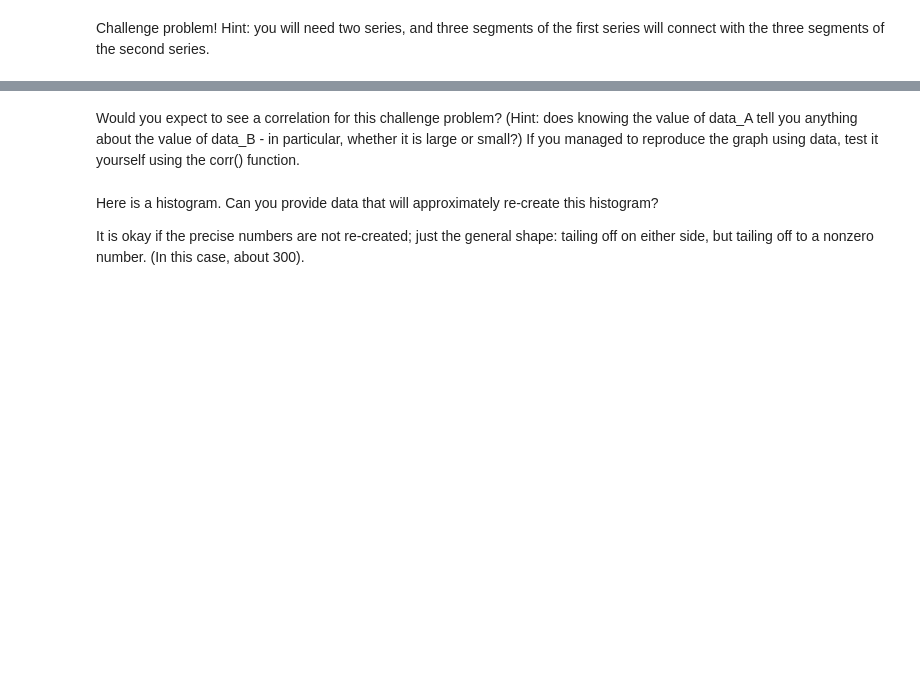
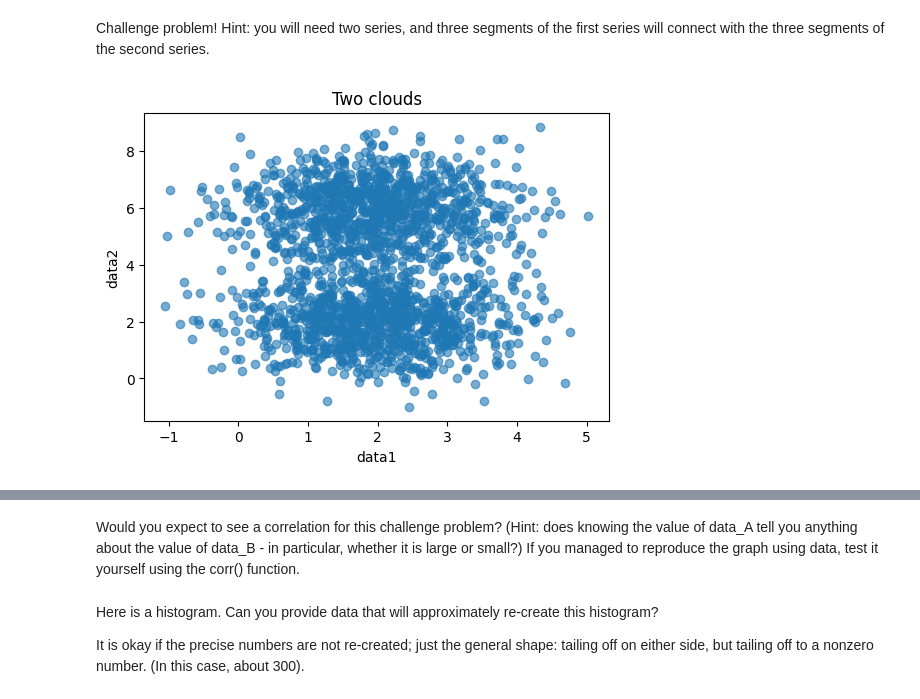
Before and after one commit to manningdbu/OMDS-ModB2-Week-5---Manning-Diana-, a Jupyter notebook: Week5-concealed-answer.ipynb, the cells around one changed output, grey strips where cells are left out. Cells and saved outputs as stored; diff of their text form; code cells hidden in the pictures; blank space fills up the shorter version.

```diff
--- a/Week5-concealed-answer.ipynb
+++ b/Week5-concealed-answer.ipynb
@@ -181,3 +183,19 @@ FileNotFoundError: No such file or directory: 'twoclouds.png'
 # %% [markdown]
 Challenge problem!  Hint: you will need two series, and three segments of the first series will connect with the three segments of the second series.
+# %%
+data1b = np.random.normal(size = num_points) + 2  # similar x-values
+data2b = np.random.normal(size = num_points) + 6
+
+data1_combined = np.concatenate([data1, data1b])
+data2_combined = np.concatenate([data2, data2b])
+df_two_clouds = pd.DataFrame({"data1": data1_combined, "data2": data2_combined})
+import matplotlib.pyplot as plt
+plt.figure(figsize=(6,4))
+plt.scatter(df_two_clouds['data1'], df_two_clouds['data2'], alpha=0.6)
+plt.xlabel("data1")
+plt.ylabel("data2")
+plt.title("Two clouds")
+plt.show()
+# %% [output]
+[figure, added]
 # %%
```
Also changed, not shown: parts of 3 cells of this notebook.
